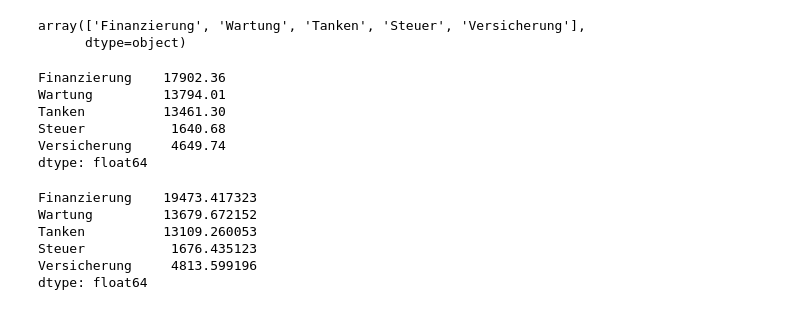
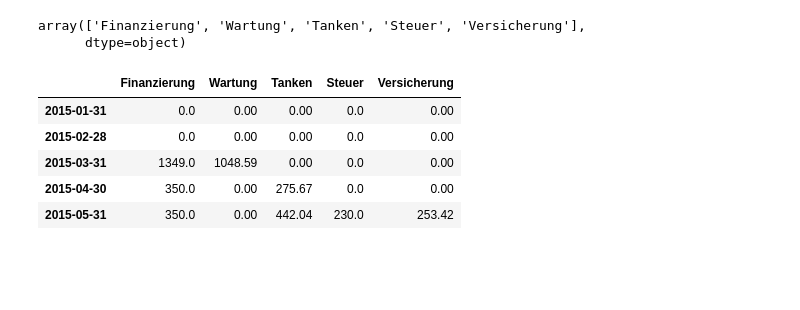
Before and after one commit to schorschie/car_cost_comparisons, a Jupyter notebook: Kostenabrechnung_Maximus.ipynb, the cells around one changed output. Cells and saved outputs as stored; diff of their text form; code cells hidden in the pictures; blank space fills up the shorter version.

```diff
--- a/Kostenabrechnung_Maximus.ipynb
+++ b/Kostenabrechnung_Maximus.ipynb
@@ -83,36 +83,27 @@ array(['Finanzierung', 'Wartung', 'Tanken', 'Steuer', 'Versicherung'],
       dtype=object)
 # %%
 freq='1M'
-aggregated_df = pd.DataFrame(index=pd.date_range('2015-01-01', '2021-12-31', freq=freq))
+aggregated_df = pd.DataFrame(index=pd.date_range('2015-01-01', '2022-01-31', freq=freq))
 
 for ii in range(len(subtypes)):
     aggregated_df.loc[aggregated_df.index[0],
                       subtypes[ii]] = joined_df.query('Datum <= "%s" & Subtyp == "%s"' % (aggregated_df.index[0],
                                                                                           subtypes[ii])).Kosten.sum()
 
 for idx in aggregated_df.index[1:]:
     for ii in range(len(subtypes)):
         aggregated_df.loc[idx,
                           subtypes[ii]] = joined_df.query('Datum <= "%s" & Subtyp == "%s"' % (idx,
                                                                                               subtypes[ii])).Kosten.sum()
 
 
 aggregated_df.iloc[1:, :] = aggregated_df.diff().iloc[1:, :]
 aggregated_df.loc[aggregated_df.Finanzierung < 0, ['Finanzierung']] = 0
-
-display(aggregated_df.sum())
-aggregated_df = aggregated_df.rolling(12, min_periods=1).mean()
-aggregated_df.sum()
+aggregated_df.head()
 # %% [output]
-Finanzierung    17902.36
-Wartung         13794.01
-Tanken          13461.30
-Steuer           1640.68
-Versicherung     4649.74
-dtype: float64
-Finanzierung    19473.417323
-Wartung         13679.672152
-Tanken          13109.260053
-Steuer           1676.435123
-Versicherung     4813.599196
-dtype: float64
+|  | Finanzierung | Wartung | Tanken | Steuer | Versicherung |
+| 2015-01-31 | 0.0 | 0.00 | 0.00 | 0.0 | 0.00 |
+| 2015-02-28 | 0.0 | 0.00 | 0.00 | 0.0 | 0.00 |
+| 2015-03-31 | 1349.0 | 1048.59 | 0.00 | 0.0 | 0.00 |
+| 2015-04-30 | 350.0 | 0.00 | 275.67 | 0.0 | 0.00 |
+| 2015-05-31 | 350.0 | 0.00 | 442.04 | 230.0 | 253.42 |
```
Also changed, not shown: parts of 4 cells of this notebook, 4 other files.
